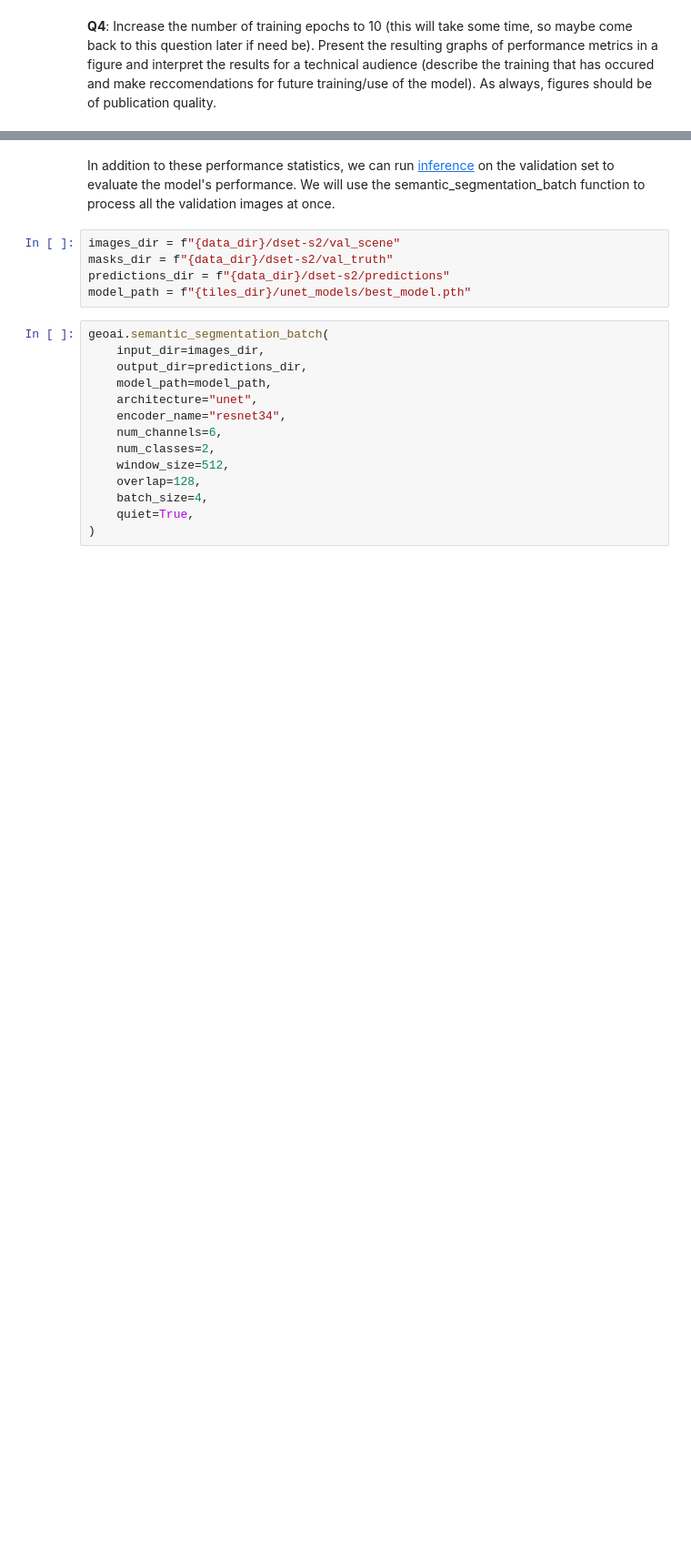
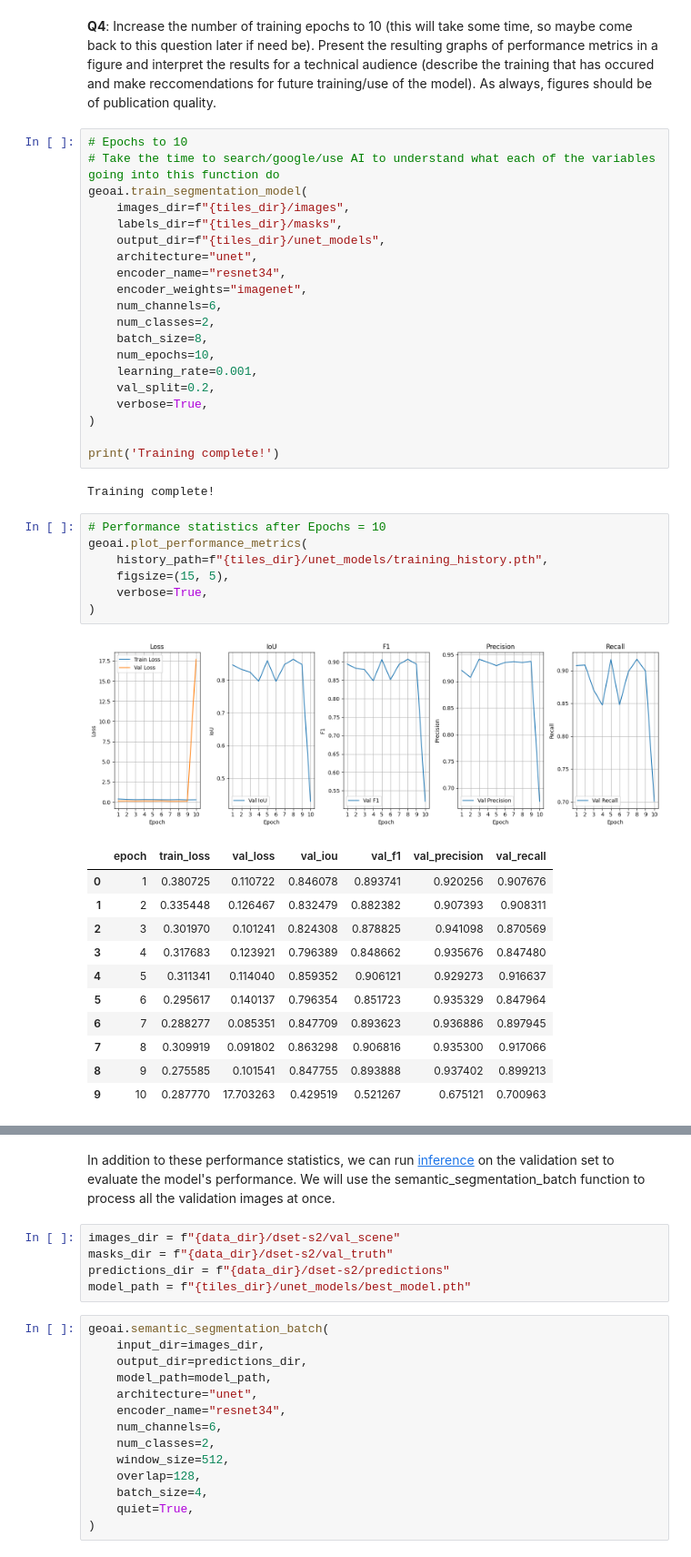
Before and after one commit to AllifMusa/GEOG761-Lab, a Jupyter notebook: Allif_761_lab5.ipynb, the cells around one changed output, grey strips where cells are left out. Shown at 91% size. Cells and saved outputs as stored; diff of their text form; blank space fills up the shorter version.

Commit message:
feat: complete Q4 with 10-epoch training run and performance plots.

```diff
--- a/Allif_761_lab5.ipynb
+++ b/Allif_761_lab5.ipynb
@@ -479,2 +516,44 @@ geoai.plot_performance_metrics(
 # %% [markdown]
 **Q4**: Increase the number of training epochs to 10 (this will take some time, so maybe come back to this question later if need be). Present the resulting graphs of performance metrics in a figure and interpret the results for a technical audience (describe the training that has occured and make reccomendations for future training/use of the model). As always, figures should be of publication quality.
+# %%
+# Epochs to 10
+# Take the time to search/google/use AI to understand what each of the variables going into this function do
+geoai.train_segmentation_model(
+    images_dir=f"{tiles_dir}/images",
+    labels_dir=f"{tiles_dir}/masks",
+    output_dir=f"{tiles_dir}/unet_models",
+    architecture="unet",
+    encoder_name="resnet34",
+    encoder_weights="imagenet",
+    num_channels=6,
+    num_classes=2,
+    batch_size=8,
+    num_epochs=10,
+    learning_rate=0.001,
+    val_split=0.2,
+    verbose=True,
+)
+
+print('Training complete!')
+# %% [output]
+Training complete!
+# %%
+# Performance statistics after Epochs = 10
+geoai.plot_performance_metrics(
+    history_path=f"{tiles_dir}/unet_models/training_history.pth",
+    figsize=(15, 5),
+    verbose=True,
+)
+# %% [output]
+[figure, added]
+|  | epoch | train_loss | val_loss | val_iou | val_f1 | val_precision | val_recall |
+| 0 | 1 | 0.380725 | 0.110722 | 0.846078 | 0.893741 | 0.920256 | 0.907676 |
+| 1 | 2 | 0.335448 | 0.126467 | 0.832479 | 0.882382 | 0.907393 | 0.908311 |
+| 2 | 3 | 0.301970 | 0.101241 | 0.824308 | 0.878825 | 0.941098 | 0.870569 |
+| 3 | 4 | 0.317683 | 0.123921 | 0.796389 | 0.848662 | 0.935676 | 0.847480 |
+| 4 | 5 | 0.311341 | 0.114040 | 0.859352 | 0.906121 | 0.929273 | 0.916637 |
+| 5 | 6 | 0.295617 | 0.140137 | 0.796354 | 0.851723 | 0.935329 | 0.847964 |
+| 6 | 7 | 0.288277 | 0.085351 | 0.847709 | 0.893623 | 0.936886 | 0.897945 |
+| 7 | 8 | 0.309919 | 0.091802 | 0.863298 | 0.906816 | 0.935300 | 0.917066 |
+| 8 | 9 | 0.275585 | 0.101541 | 0.847755 | 0.893888 | 0.937402 | 0.899213 |
+| 9 | 10 | 0.287770 | 17.703263 | 0.429519 | 0.521267 | 0.675121 | 0.700963 |
```
Also changed, not shown: parts of 12 cells of this notebook.
